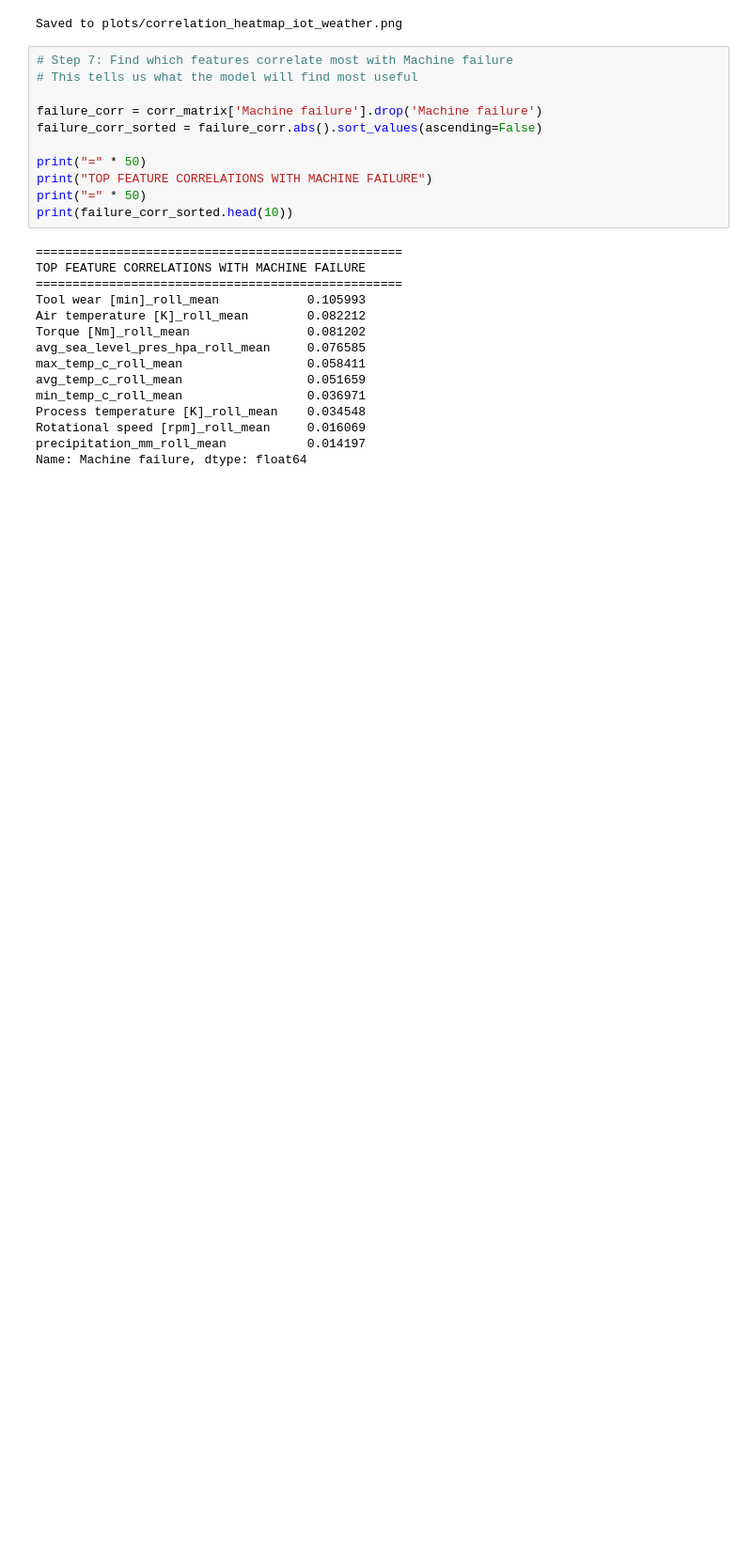
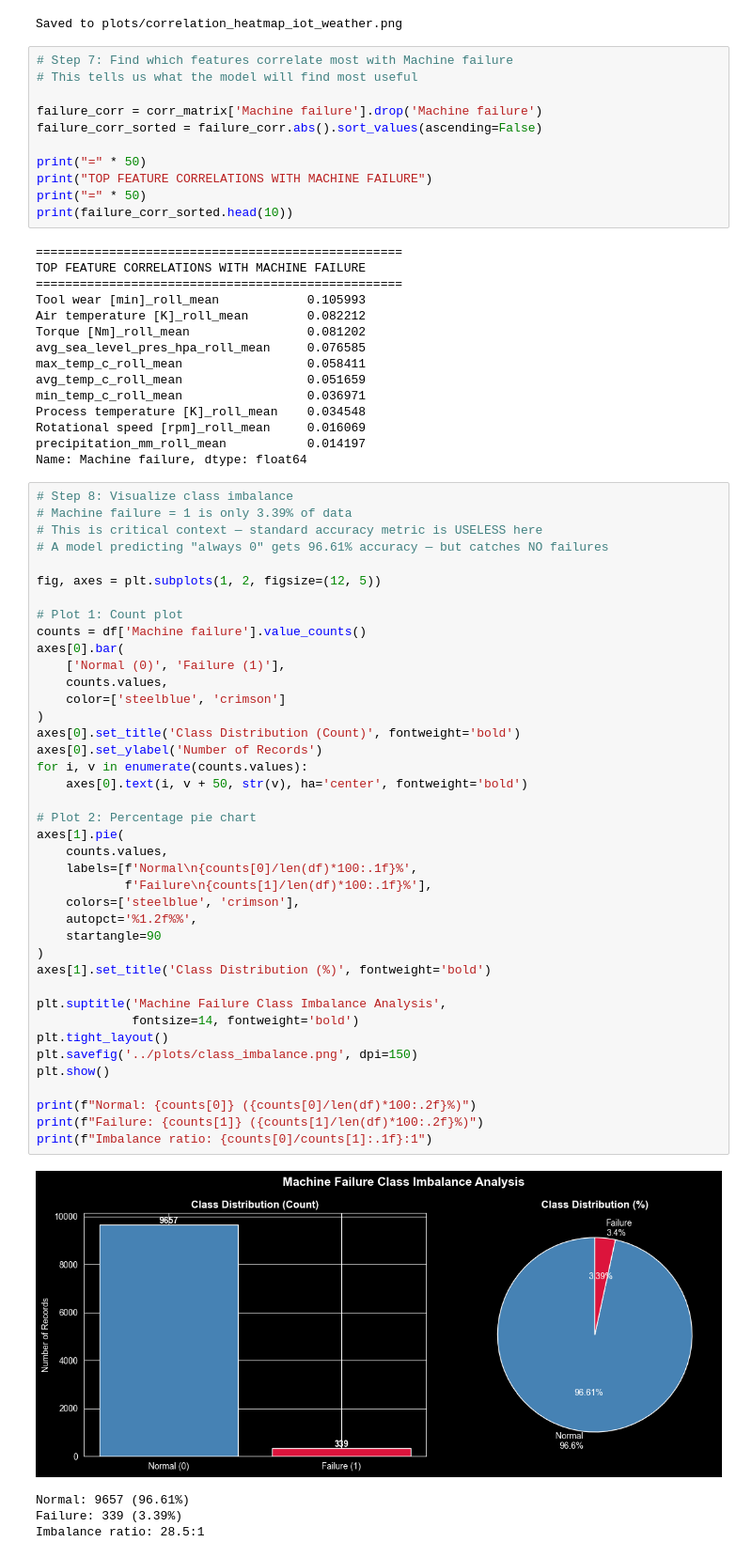
Before and after one commit to KVP6755/Project1_Predictive-Maintenance, a Jupyter notebook: notebooks/week2_Advanced_feature_engineering.ipynb, the cells around one changed output. Shown at 94% size. Cells and saved outputs as stored; diff of their text form; blank space fills up the shorter version.

Commit message:
feat: visualize class imbalance — 96.6% normal vs 3.4% failure (fixes #3)

```diff
--- a/notebooks/week2_Advanced_feature_engineering.ipynb
+++ b/notebooks/week2_Advanced_feature_engineering.ipynb
@@ -154,3 +154,48 @@ Process temperature [K]_roll_mean    0.034548
 Rotational speed [rpm]_roll_mean     0.016069
 precipitation_mm_roll_mean           0.014197
 Name: Machine failure, dtype: float64
+# %%
+# Step 8: Visualize class imbalance
+# Machine failure = 1 is only 3.39% of data
+# This is critical context — standard accuracy metric is USELESS here
+# A model predicting "always 0" gets 96.61% accuracy — but catches NO failures
+
+fig, axes = plt.subplots(1, 2, figsize=(12, 5))
+
+# Plot 1: Count plot
+counts = df['Machine failure'].value_counts()
+axes[0].bar(
+    ['Normal (0)', 'Failure (1)'],
+    counts.values,
+    color=['steelblue', 'crimson']
+)
+axes[0].set_title('Class Distribution (Count)', fontweight='bold')
+axes[0].set_ylabel('Number of Records')
+for i, v in enumerate(counts.values):
+    axes[0].text(i, v + 50, str(v), ha='center', fontweight='bold')
+
+# Plot 2: Percentage pie chart
+axes[1].pie(
+    counts.values,
+    labels=[f'Normal\n{counts[0]/len(df)*100:.1f}%',
+            f'Failure\n{counts[1]/len(df)*100:.1f}%'],
+    colors=['steelblue', 'crimson'],
+    autopct='%1.2f%%',
+    startangle=90
+)
+axes[1].set_title('Class Distribution (%)', fontweight='bold')
+
+plt.suptitle('Machine Failure Class Imbalance Analysis',
+             fontsize=14, fontweight='bold')
+plt.tight_layout()
+plt.savefig('../plots/class_imbalance.png', dpi=150)
+plt.show()
+
+print(f"Normal: {counts[0]} ({counts[0]/len(df)*100:.2f}%)")
+print(f"Failure: {counts[1]} ({counts[1]/len(df)*100:.2f}%)")
+print(f"Imbalance ratio: {counts[0]/counts[1]:.1f}:1")
+# %% [output]
+[figure, added]
+Normal: 9657 (96.61%)
+Failure: 339 (3.39%)
+Imbalance ratio: 28.5:1
```
Also changed, not shown: 1 other file.
